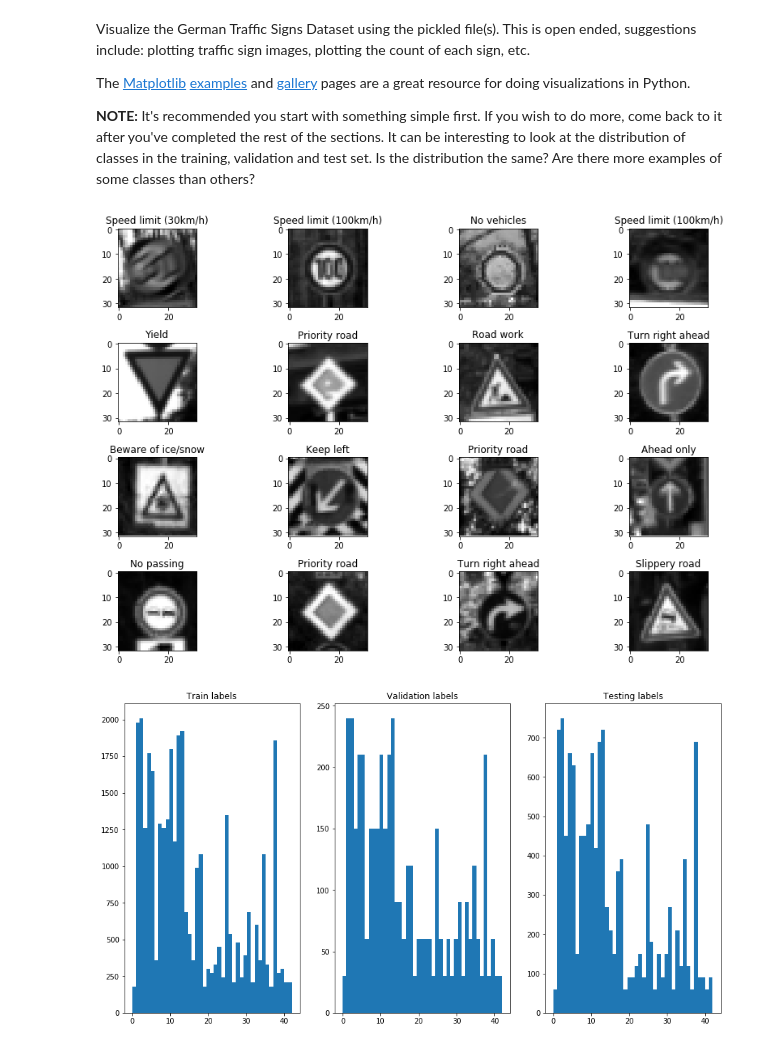
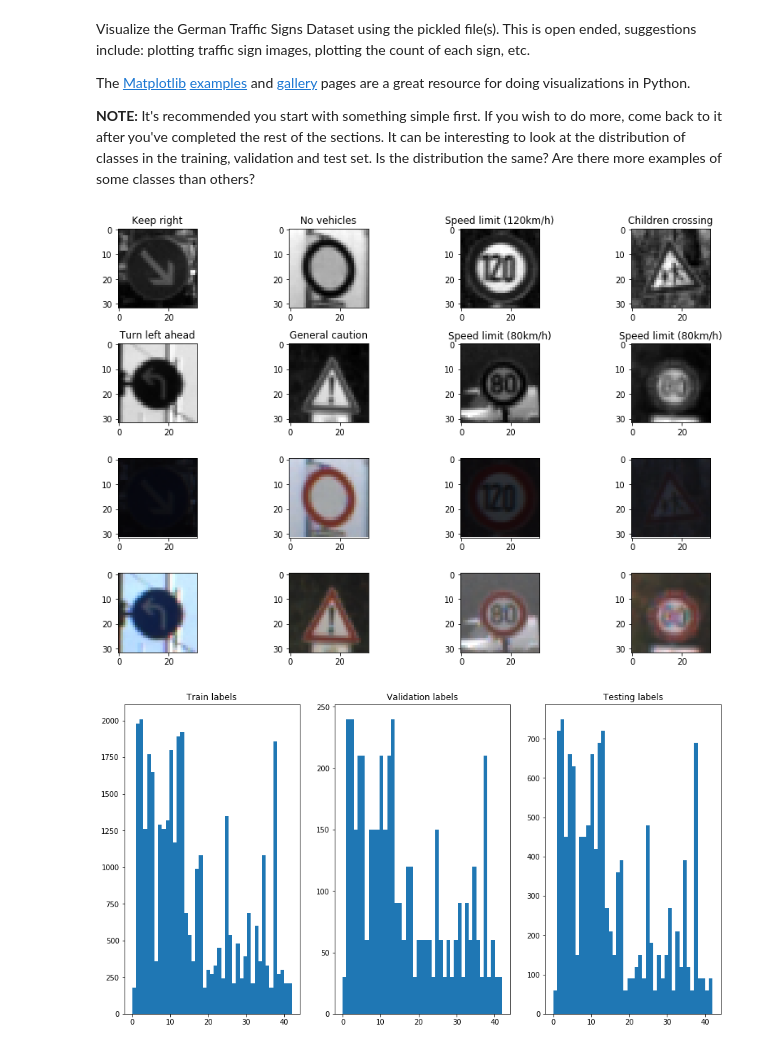
Before and after one commit to mhaytmyr/Udacity, a Jupyter notebook: Term1_Project2/Traffic_Sign_Classifier.ipynb, the cells around one changed output. Cells and saved outputs as stored; diff of their text form; code cells hidden in the pictures.

```diff
--- a/Term1_Project2/Traffic_Sign_Classifier.ipynb
+++ b/Term1_Project2/Traffic_Sign_Classifier.ipynb
@@ -99,7 +99,7 @@ random_img = np.random.choice(n_train,16)
 fig,axis = plt.subplots(ncols=4,nrows=4, figsize=(12,8))
 ax = axis.ravel()
 
-def sigmoid_normalization(img,min_new=-1,max_new=1,power=-1):
+def sigmoid_normalization(img,min_new=0,max_new=1,power=-1):
 
     if len(img.shape)==4:
         img_norm = np.zeros((img.shape[0],img.shape[1],img.shape[2],1))
@@ -108,48 +108,40 @@ def sigmoid_normalization(img,min_new=-1,max_new=1,power=-1):
         for i in range(img_norm.shape[0]):
             gray_img = img[i,:,:,:].copy().mean(axis=2)
             min_old, max_old = gray_img.min(), gray_img.max()
-
-            #alpha = np.std(gray_img.flat)
-            #beta = np.mean(gray_img.flat)
 
             #img_norm[i,:,:,0] = (max_new-min_new)*(1+np.exp(-(gray_img-beta)/alpha))**power+min_new
             img_norm[i,:,:,0] = (max_new-min_new)*(gray_img-min_old)/(max_old-min_old)+min_new
 
             #red_edge = cv2.Laplacian(img[i,:,:,0].astype(np.float32),cv2.CV_32F)
             #img_norm[i,:,:,0] = red_edge/red_edge.max()
             #green_edge = cv2.Laplacian(img[i,:,:,1].astype(np.float32),cv2.CV_32F)
             #img_norm[i,:,:,1] = green_edge
             #blue_edge = cv2.Laplacian(img[i,:,:,2].astype(np.float32),cv2.CV_32F)
             #img_norm[i,:,:,2] = blue_edge
-
         return img_norm
-
     elif len(img.shape)==3:
-
         gray_img = img.copy().mean(axis=2)
         min_old, max_old = gray_img.min(), gray_img.max()
-
         img_norm = (max_new-min_new)*(gray_img-min_old)/(max_old-min_old)+min_new
         #img_norm = np.stack([red_edge,green_edge,blue_edge],axis=2)
-
         return img_norm
-
     else:
         return img
 
 
-for i in range(len(ax)):
+#for i in range(len(ax)):
+for i in range(8):
     index = random_img[i]
     label = y_train[index]
     traffic_name = sign_names.ix[label,"SignName"]
 
-    #ax[i].imshow(X_train[index])
+    ax[i+8].imshow(X_train[index])
     ax[i].imshow(sigmoid_normalization(X_train[index]),cmap="gray")
     ax[i].set_title(traffic_name)
 
 plt.tight_layout()
 # %% [output]
-[figure, old version]
+[figure, new version]
 # %%
 ###plot class distribution
 fig, axes = plt.subplots(ncols=3, figsize=(15,8))
```
Also changed, not shown: parts of 14 cells of this notebook, 2 other files.
